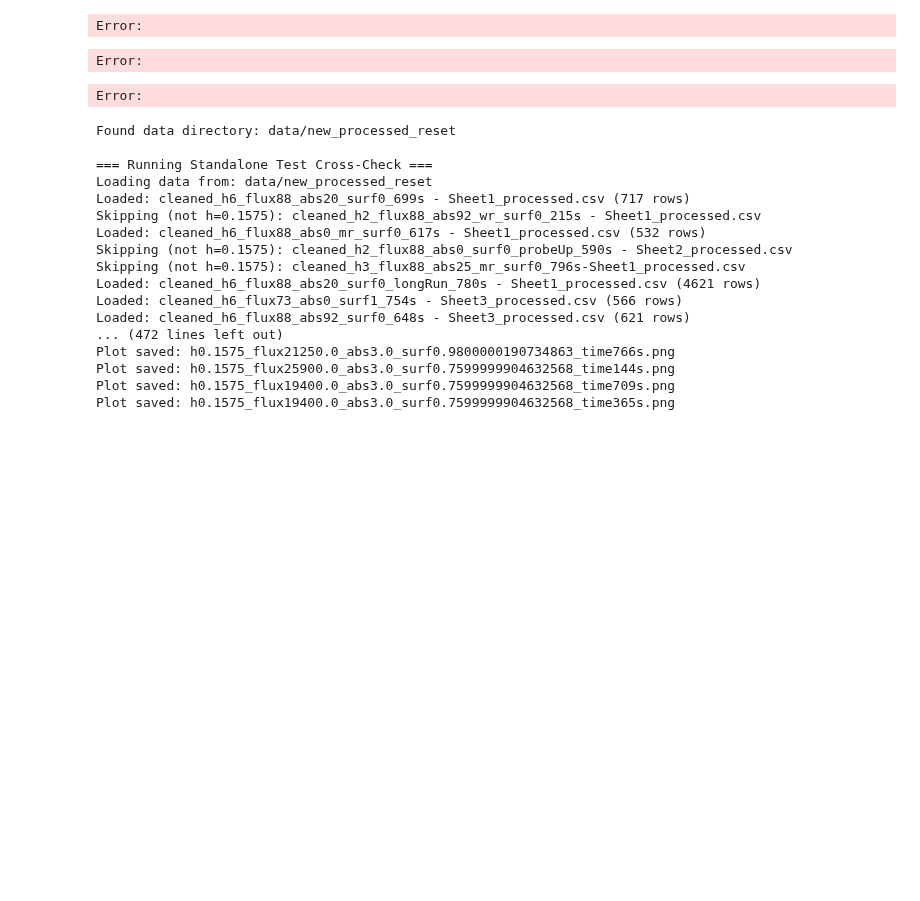
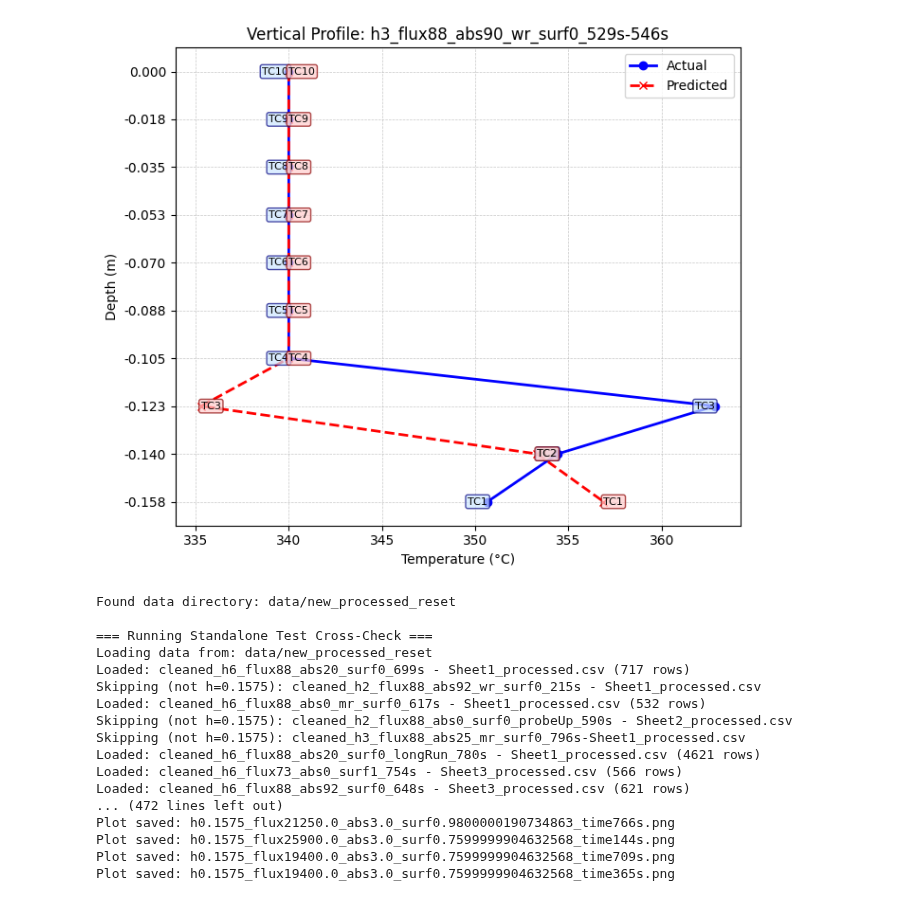
Before and after one commit to Renewable-Thermal-Laboratory/CSP-Thermo-PGML, a Jupyter notebook: PhysicsGuidedNeuralNetwork/PhysicsInformedNN_Modeling_VTDP.ipynb, the cells around one changed output. Saved outputs shown, nothing was run; the diff lists cells and outputs as text; code cells hidden in the pictures; blank space fills up the shorter version.

Commit message:
fix: Added new plots, commented unwanted code, and generated more outputs

```diff
--- a/PhysicsGuidedNeuralNetwork/PhysicsInformedNN_Modeling_VTDP.ipynb
+++ b/PhysicsGuidedNeuralNetwork/PhysicsInformedNN_Modeling_VTDP.ipynb
@@ -4365,6 +4958,7 @@ def plot_vertical_profile(predicted, actual, filename="Sample Profile"):
     total_height = 0.1575  # Total receiver height in meters
     spacing = total_height / 9
     depths = [0 - i * spacing for i in range(10)]  # TC10 at 0.0, TC1 at -total_height
+
 
     plt.figure(figsize=(7, 6))
     plt.plot(actual, depths, label="Actual", color='blue', marker='o', linewidth=2)
@@ -4377,37 +4971,38 @@ def plot_vertical_profile(predicted, actual, filename="Sample Profile"):
     plt.ylim(min(depths) - spacing * 0.5, max(depths) + spacing * 0.5)
 
     plt.xlabel("Temperature (°C)")
     plt.ylabel("Depth (m)")
     plt.title(f"Vertical Profile: {filename}")
     plt.legend(loc='upper right')
 
     # Add sensor labels next to each point
     for i, label in enumerate(sensor_labels):
         plt.text(
             actual[i], depths[i], label,
             ha='right', va='center', fontsize=8,
             bbox=dict(boxstyle="round,pad=0.2", fc="#cce6ff", ec="navy", lw=1, alpha=0.7)
         )
         plt.text(
             predicted[i], depths[i], label,
             ha='left', va='center', fontsize=8,
             bbox=dict(boxstyle="round,pad=0.2", fc="#ffcccc", ec="darkred", lw=1, alpha=0.7)
         )
 
     plt.grid(True, which='both', linestyle='--', linewidth=0.5, alpha=0.7)
     plt.tight_layout()
     plt.savefig(f"{filename}.png", dpi=300, bbox_inches='tight')
     plt.show()
 
 
 # actual = [361.36,360.52,360.93,362.1,361.66,363.36,361.29,361.44,360.32,337.33]
 # pred = [361.057861328125, 359.50201416015625, 360.8453063964844, 360.733642578125, 360.468505859375, 362.0776062011719, 360.5418395996094, 361.2062683105469, 358.7239990234375, 338.3153076171875]
 
-# plot_vertical_profile(pred, actual, filename="h6_flux78_abs0_surf0_newSalt_641s")
+actual=[350.66,354.42,362.85,340,340,340,340,340,340,340]
+pred=[356.88,353.31,335.30,340,340,340,340,340,340,340]
+
+plot_vertical_profile(pred, actual, filename="h3_flux88_abs90_wr_surf0_529s-546s")
 # %% [output]
-Error:
-Error:
-Error:
+[figure, added]
 # %%
 # # Block 11: Standalone Testing
 # import matplotlib
```
Also changed, not shown: parts of 21 cells of this notebook.
